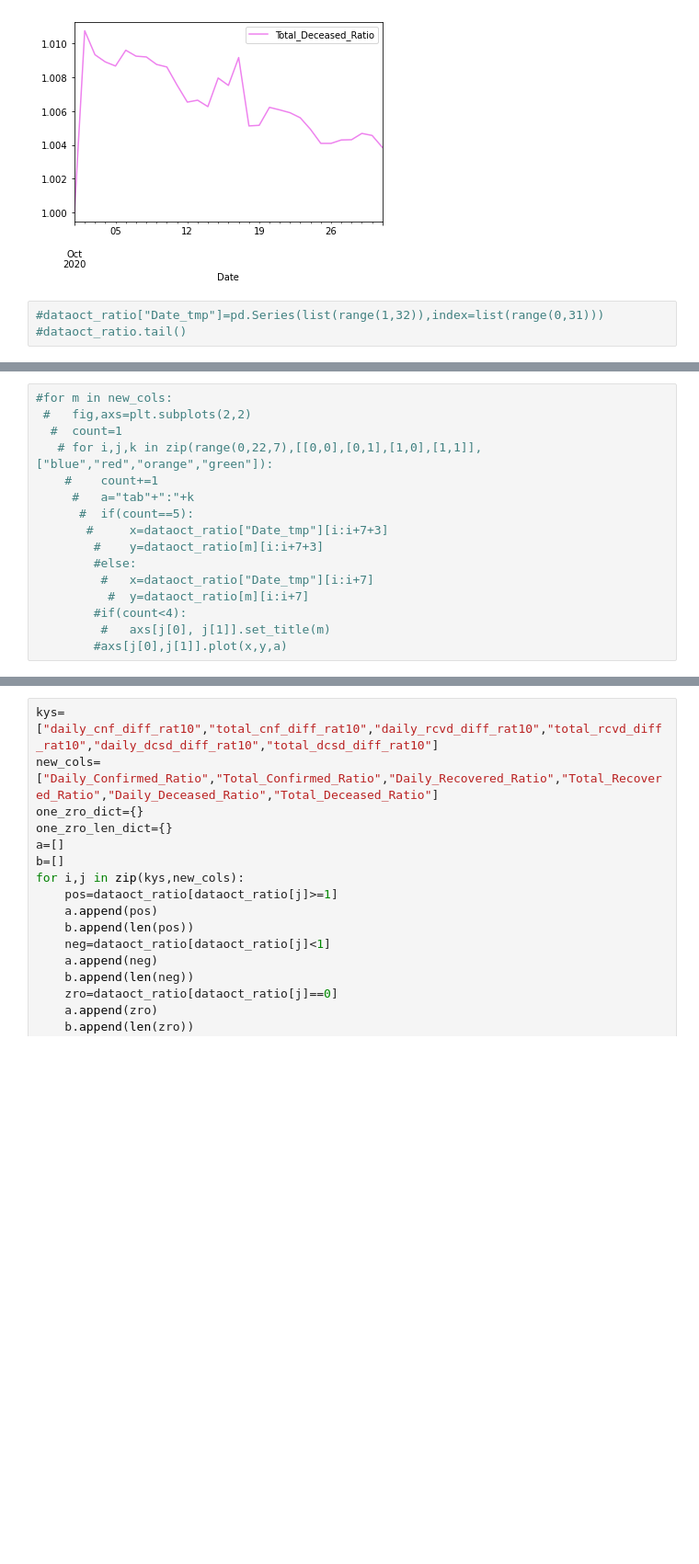
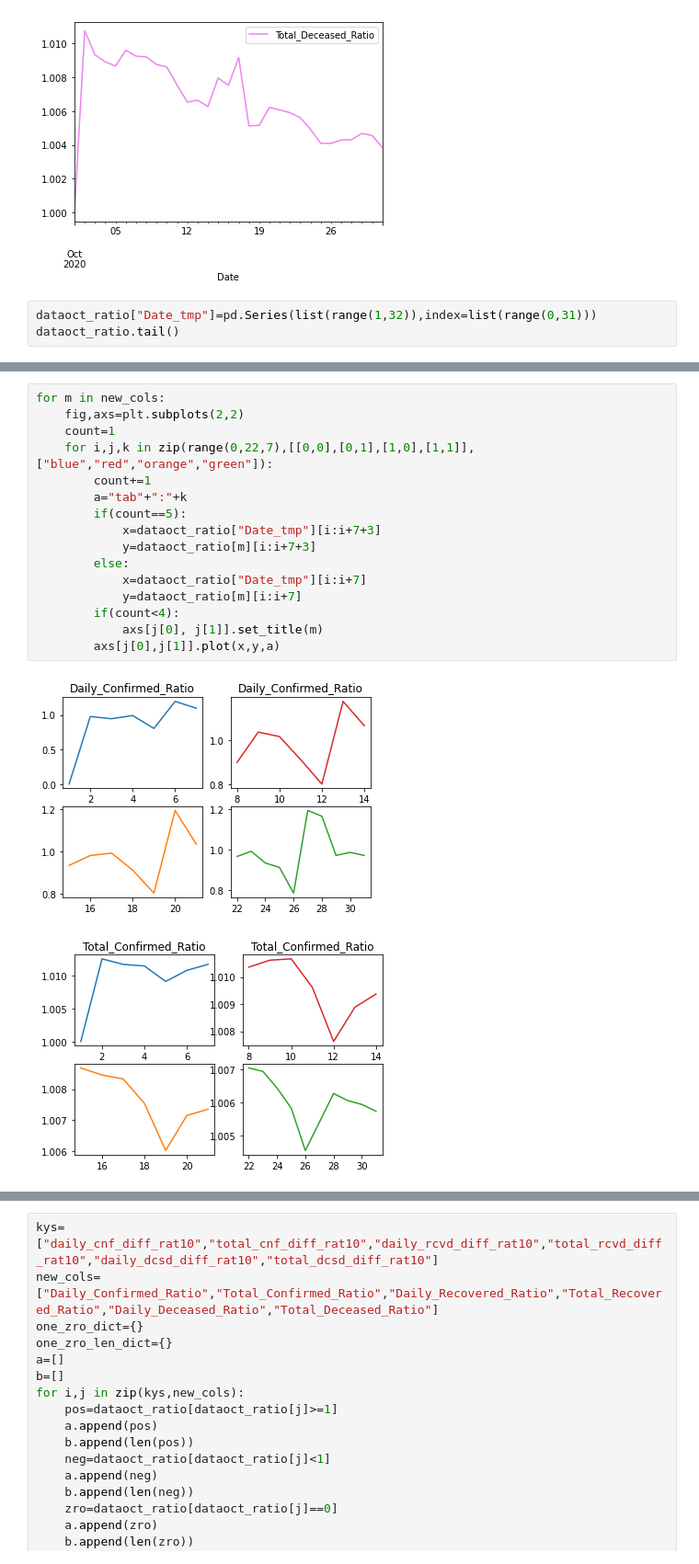
Before and after one commit to adit22/Data_Analysis, a Jupyter notebook: covid data analysis/Monthly Analysis/Covid_19_case_time_series(oct).ipynb, the cells around one changed output, grey strips where cells are left out. Shown at 92% size. Cells and saved outputs as stored; diff of their text form; blank space fills up the shorter version.

```diff
--- a/covid data analysis/Monthly Analysis/Covid_19_case_time_series(oct).ipynb
+++ b/covid data analysis/Monthly Analysis/Covid_19_case_time_series(oct).ipynb
@@ -420,5 +472,5 @@ for i,j in zip(new_cols,colors):
 [figure]
 [figure]
 # %%
-#dataoct_ratio["Date_tmp"]=pd.Series(list(range(1,32)),index=list(range(0,31)))
-#dataoct_ratio.tail()
+dataoct_ratio["Date_tmp"]=pd.Series(list(range(1,32)),index=list(range(0,31)))
+dataoct_ratio.tail()
@@ -425,16 +484,19 @@ for i,j in zip(new_cols,colors):
 # %%
-#for m in new_cols:
- #   fig,axs=plt.subplots(2,2)
-  #  count=1
-   # for i,j,k in zip(range(0,22,7),[[0,0],[0,1],[1,0],[1,1]],["blue","red","orange","green"]):
-    #    count+=1
-     #   a="tab"+":"+k
-      #  if(count==5):
-       #     x=dataoct_ratio["Date_tmp"][i:i+7+3]
-        #    y=dataoct_ratio[m][i:i+7+3]
-        #else:
-         #   x=dataoct_ratio["Date_tmp"][i:i+7]
-          #  y=dataoct_ratio[m][i:i+7]
-        #if(count<4):
-         #   axs[j[0], j[1]].set_title(m)
-        #axs[j[0],j[1]].plot(x,y,a)
+for m in new_cols:
+    fig,axs=plt.subplots(2,2)
+    count=1
+    for i,j,k in zip(range(0,22,7),[[0,0],[0,1],[1,0],[1,1]],["blue","red","orange","green"]):
+        count+=1
+        a="tab"+":"+k
+        if(count==5):
+            x=dataoct_ratio["Date_tmp"][i:i+7+3]
+            y=dataoct_ratio[m][i:i+7+3]
+        else:
+            x=dataoct_ratio["Date_tmp"][i:i+7]
+            y=dataoct_ratio[m][i:i+7]
+        if(count<4):
+            axs[j[0], j[1]].set_title(m)
+        axs[j[0],j[1]].plot(x,y,a)
+# %% [output]
+[figure, added]
+[figure, added]
```
Also changed, not shown: parts of 14 cells of this notebook, 3 other files.
